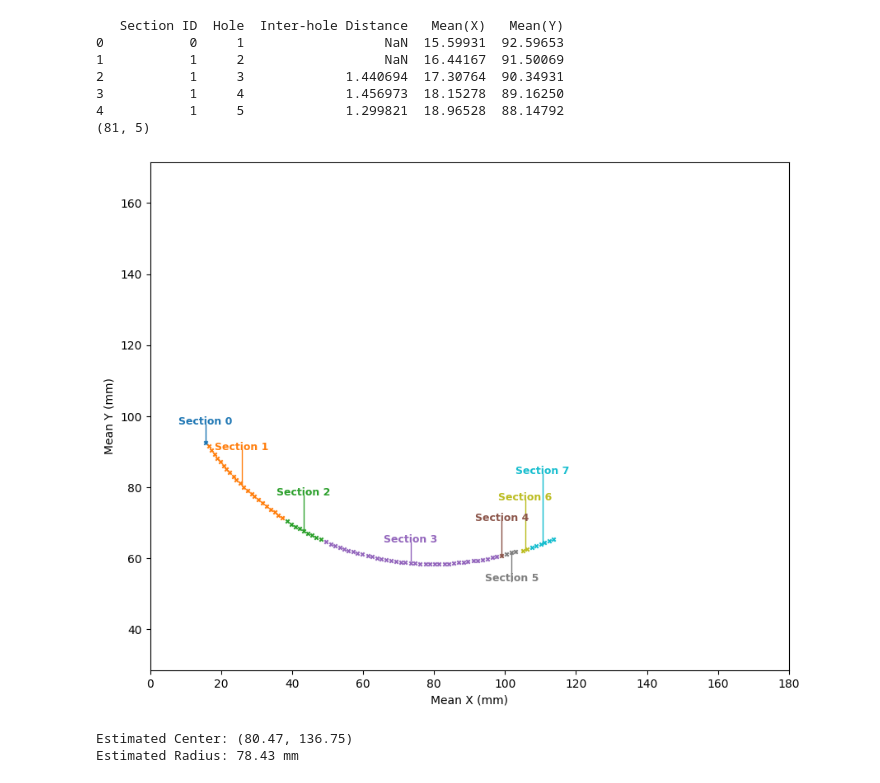
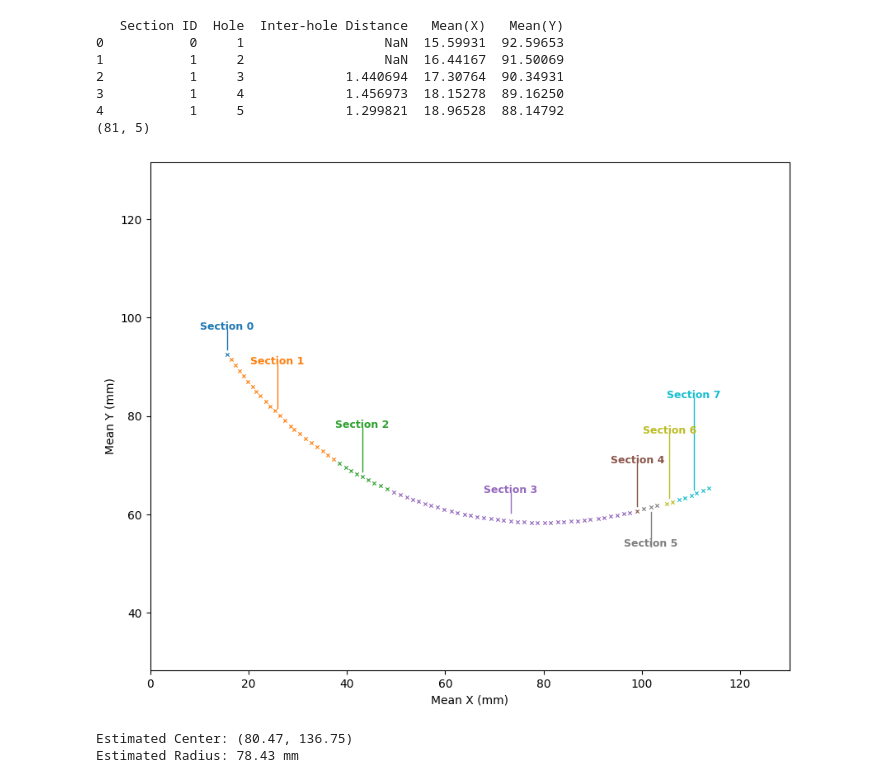
Before and after one commit to raunaq-rai/Antikythera_Mechanism_bayesian_analysis, a Jupyter notebook: main_notebook.ipynb, the cells around one changed output. Cells and saved outputs as stored; diff of their text form; code cells hidden in the pictures.

```diff
--- a/main_notebook.ipynb
+++ b/main_notebook.ipynb
@@ -112,35 +112,37 @@ for i, sec in enumerate(sorted_sections):
 # %%
 plt.figure(figsize=(10, 8))
 
 # Plot each section separately with a distinct color
 for sec, color in zip(unique_sections, colors):
     mask = df['Section ID'].astype(str) == sec
-    plt.scatter(x[mask], y[mask], label=f"Section {sec}", color=color, marker='x', s=10)
+    plt.scatter(x[mask], y[mask], label=f"Section {sec}", color=color, marker='x', s=10,linewidths=0.8)
     plt.errorbar(x[mask], y[mask], xerr=0.05, yerr=0.05, fmt='none', ecolor=color, alpha=0.5)
 
     # Get median point and adjusted label position
     x_mid, y_mid = section_medians[sec]
     x_label, y_label = label_positions[sec]
 
     # Place section label as close as possible without overlap
     plt.text(x_label, y_label, f'Section {sec}', fontsize=9, fontweight='bold', color=color, ha='center',
              bbox=dict(facecolor='white', alpha=0, edgecolor='white'))
 
-    # Add straight line from label to median point
-    plt.plot([x_mid, x_mid], [y_mid, y_label], color=color, linewidth=1.0, linestyle='-')
+    if sec != '5':
+        plt.plot([x_mid, x_mid], [y_mid + 1, y_label], color=color, linewidth=1.0, linestyle='-')
+    else:
+        plt.plot([x_mid, x_mid], [y_mid - 1, y_label], color=color, linewidth=1.0, linestyle='-')
 
 # Labels and title
 plt.xlabel('Mean X (mm)')
 plt.ylabel('Mean Y (mm)')
-plt.xlim(0,180)
-plt.ylim(0,200)
+plt.xlim(0,130)
+plt.ylim(20,140)
 
 # Equal aspect ratio for spatial accuracy
 plt.gca().set_aspect('equal', adjustable='datalim')
-
+plt.savefig('part_a.png',dpi=300, bbox_inches='tight')
 plt.show()
 # %% [output]
-[figure, old version]
+[figure, new version]
 # %%
 def circle_residuals(params, x_data, y_data):
     """
```
Also changed, not shown: parts of 1 cell of this notebook, 5 other files.
